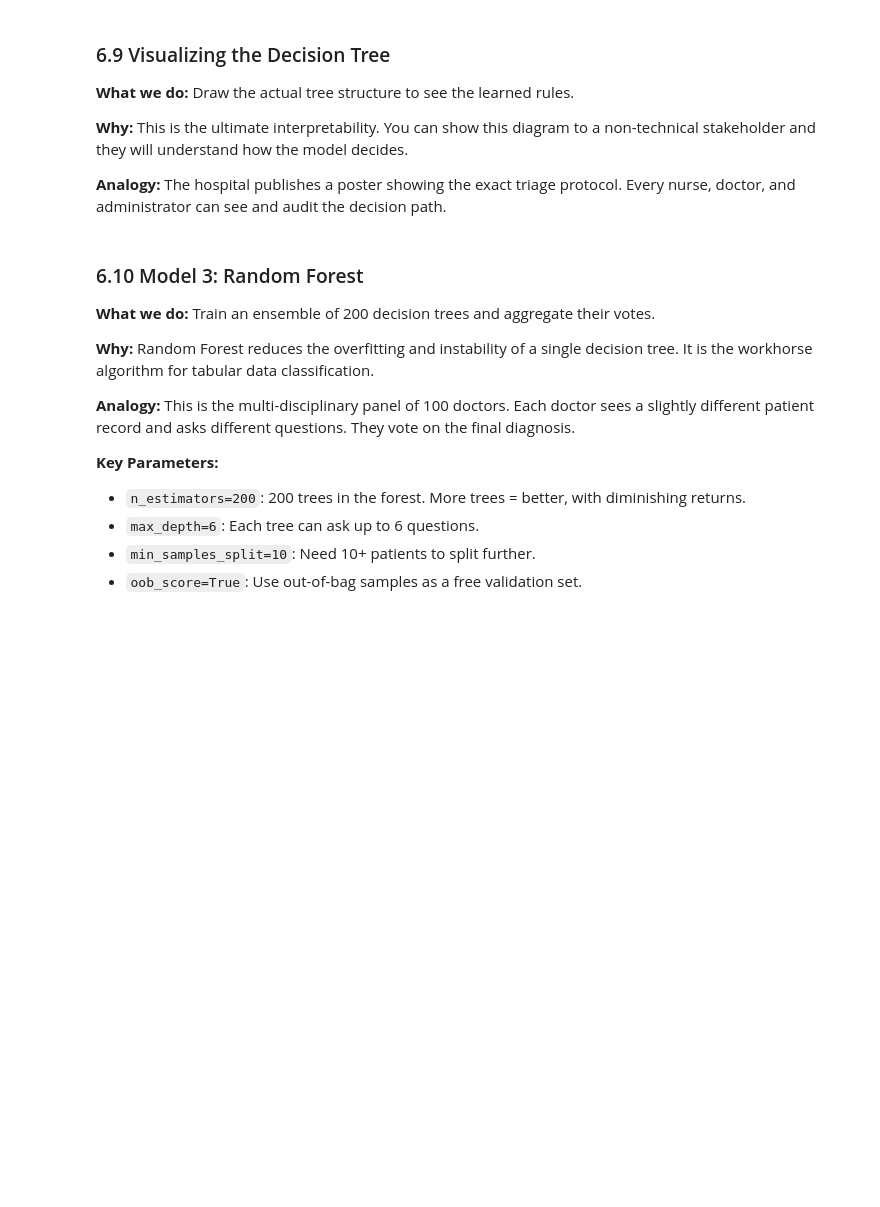
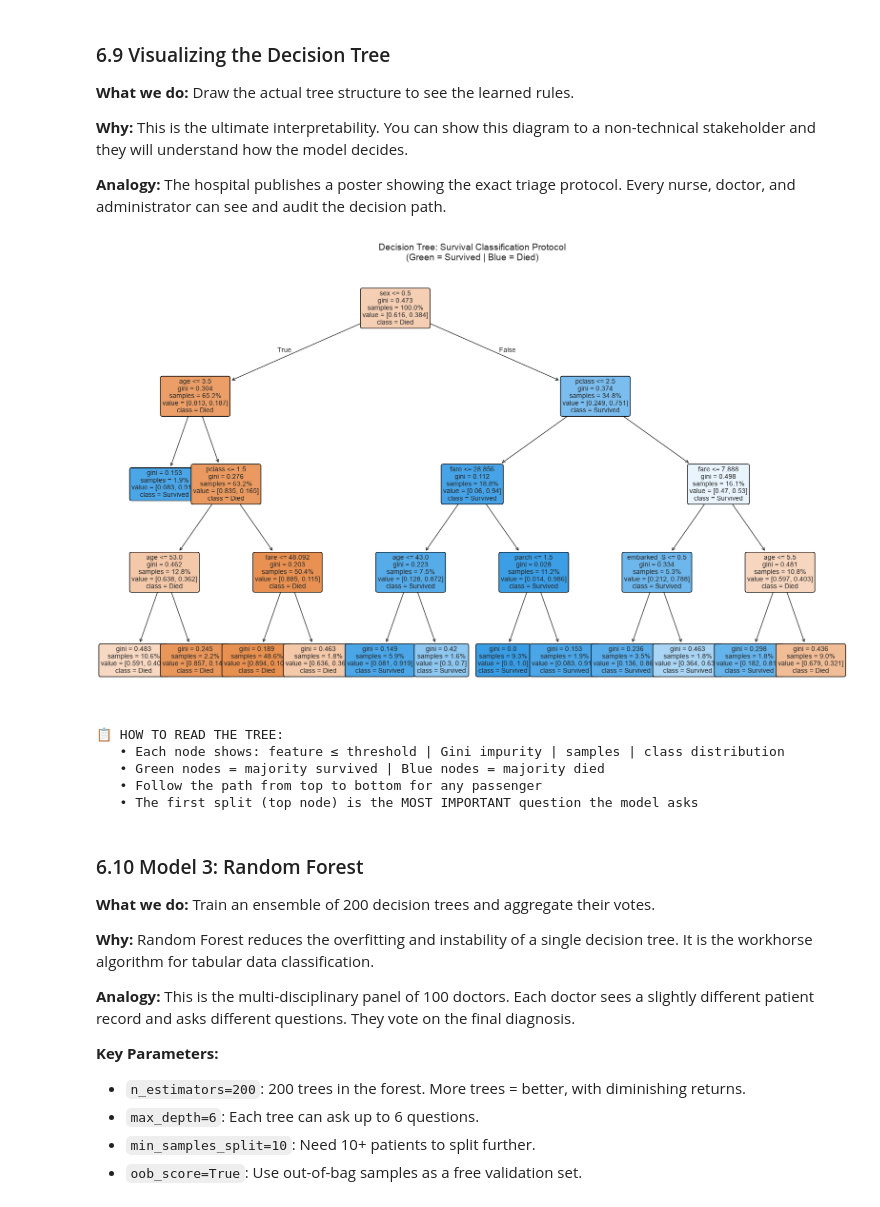
Before and after one commit to salmansrizon/interview-Prep-Case-Study, a Jupyter notebook: Job Ready AI Bootcamp/week 5/Class 2 Lecture/Class10_Notebook_Supervised_Learning_Classification.ipynb, the cells around one changed output. Cells and saved outputs as stored; diff of their text form; code cells hidden in the pictures; blank space fills up the shorter version.

```diff
--- a/Job Ready AI Bootcamp/week 5/Class 2 Lecture/Class10_Notebook_Supervised_Learning_Classification.ipynb
+++ b/Job Ready AI Bootcamp/week 5/Class 2 Lecture/Class10_Notebook_Supervised_Learning_Classification.ipynb
@@ -734,32 +865,37 @@ print(classification_report(y_test, y_pred_dt, target_names=['Died', 'Survived']
 # %%
 # ---------------------------------------------------------------------------
 # VISUALIZE THE TREE — Publishing the Triage Protocol Poster
 # ---------------------------------------------------------------------------
 # Analogy: The hospital prints a large flowchart for the wall.
 # Anyone can trace: "Female → 1st Class → Age < 8 → SURVIVED"
 # This is full transparency.
 # ---------------------------------------------------------------------------
 
 plt.figure(figsize=(20, 12))
 plot_tree(
     dt,
     feature_names=X_train.columns,
     class_names=['Died', 'Survived'],
     filled=True,           # Color nodes by majority class
     rounded=True,          # Rounded corners for readability
     fontsize=10,
     proportion=True        # Show proportions in each node
 )
-plt.title('Decision Tree: Survival Classification Protocol
-(Green = Survived | Blue = Died)', fontsize=14)
+plt.title('Decision Tree: Survival Classification Protocol\n(Green = Survived | Blue = Died)', fontsize=14)
 plt.show()
 
-print("
-📋 HOW TO READ THE TREE:")
+print("\n📋 HOW TO READ THE TREE:")
 print("   • Each node shows: feature ≤ threshold | Gini impurity | samples | class distribution")
 print("   • Green nodes = majority survived | Blue nodes = majority died")
 print("   • Follow the path from top to bottom for any passenger")
 print("   • The first split (top node) is the MOST IMPORTANT question the model asks")
+# %% [output]
+[figure, added]
+📋 HOW TO READ THE TREE:
+   • Each node shows: feature ≤ threshold | Gini impurity | samples | class distribution
+   • Green nodes = majority survived | Blue nodes = majority died
+   • Follow the path from top to bottom for any passenger
+   • The first split (top node) is the MOST IMPORTANT question the model asks
 # %% [markdown]
 ### 6.10 Model 3: Random Forest
 
```
Also changed, not shown: parts of 14 cells of this notebook, 21 other files.
